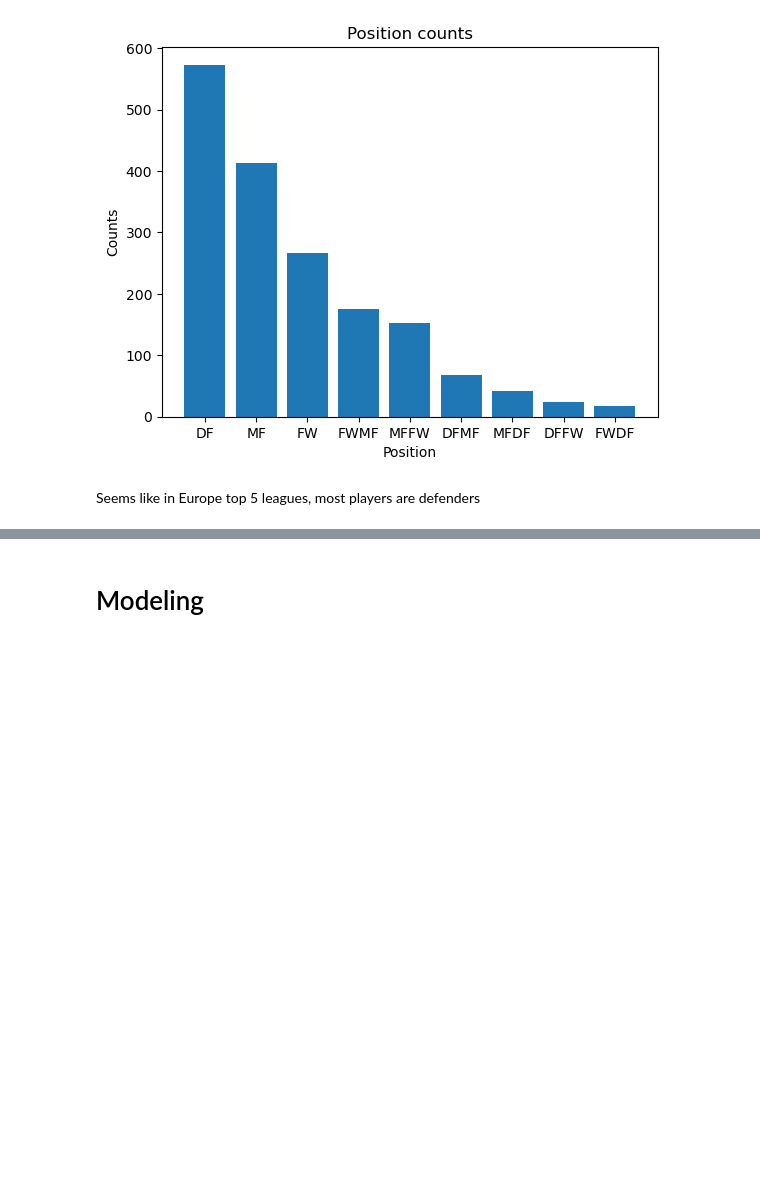
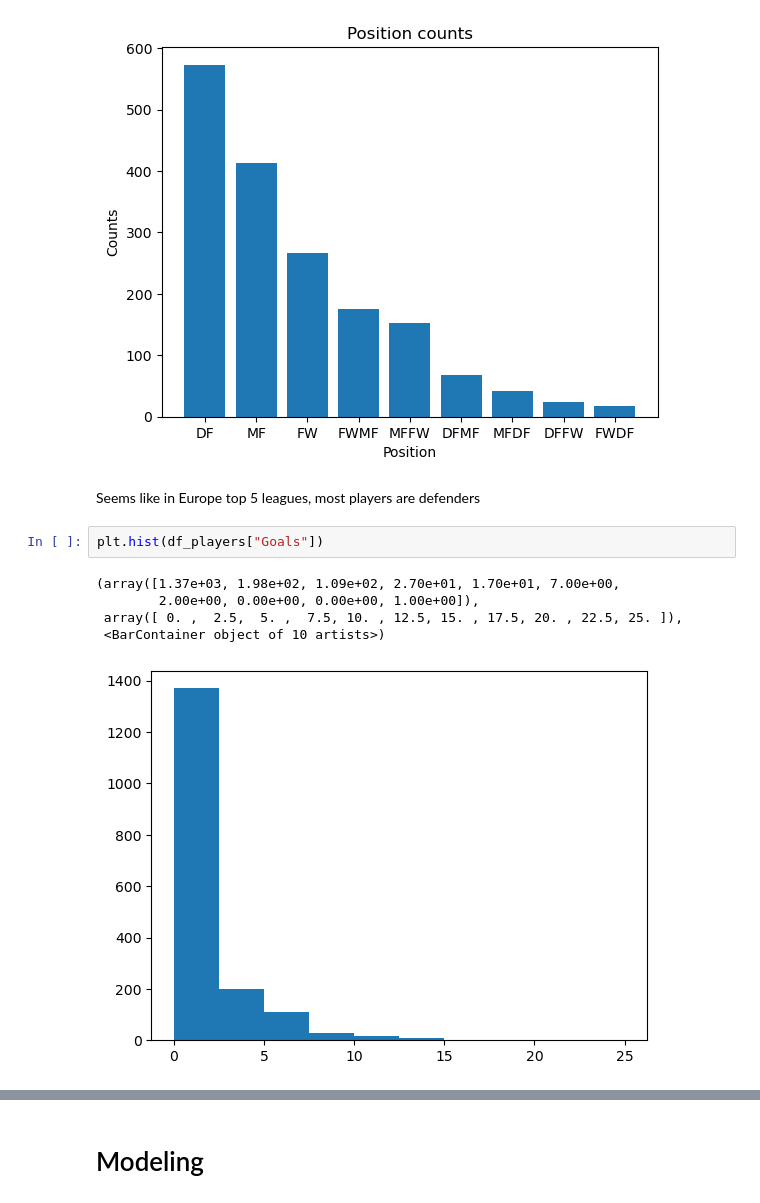
Before and after one commit to quangbui04/Football-Player-Comparison, a Jupyter notebook: football-players-visualization.ipynb, the cells around one changed output, grey strips where cells are left out. Cells and saved outputs as stored; diff of their text form; blank space fills up the shorter version.

```diff
--- a/football-players-visualization.ipynb
+++ b/football-players-visualization.ipynb
@@ -514,6 +514,14 @@ plt.show()
 [figure]
 # %% [markdown]
 Seems like in Europe top 5 leagues, most players are defenders
+# %%
+plt.hist(df_players["Goals"])
+# %% [output]
+(array([1.37e+03, 1.98e+02, 1.09e+02, 2.70e+01, 1.70e+01, 7.00e+00,
+        2.00e+00, 0.00e+00, 0.00e+00, 1.00e+00]),
+ array([ 0. ,  2.5,  5. ,  7.5, 10. , 12.5, 15. , 17.5, 20. , 22.5, 25. ]),
+ <BarContainer object of 10 artists>)
+[figure, added]
 # %%
 def single_feature_hist(feature):
     fig, axes = plt.subplots(nrows=1, ncols=4, figsize=(20, 5))
```
Also changed, not shown: parts of 6 cells of this notebook.
